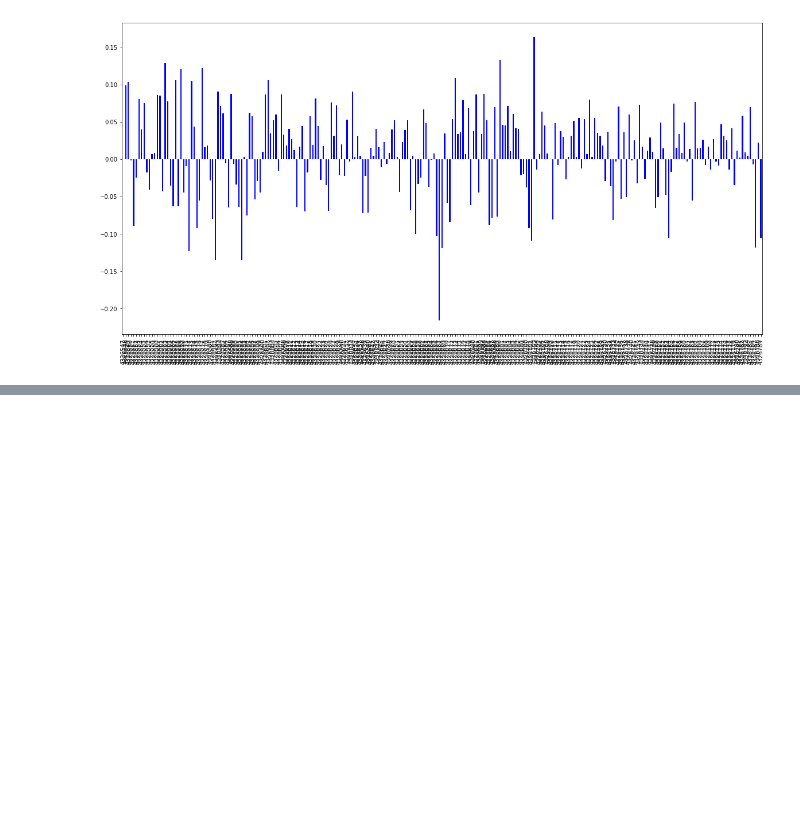
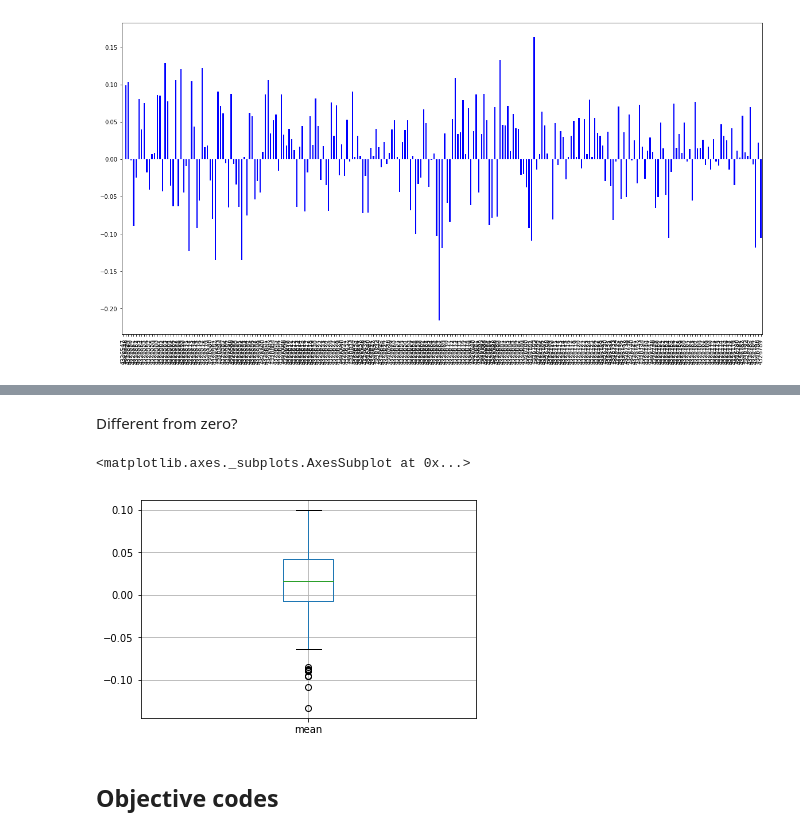
Before and after one commit to Amglex/Mutual-Funds, a Jupyter notebook: jupyter/0402 - Analysis of return_data.ipynb, the cells around one changed output, grey strips where cells are left out. Saved outputs shown, nothing was run; the diff lists cells and outputs as text; code cells hidden in the pictures; blank space fills up the shorter version.

```diff
--- a/jupyter/0402 - Analysis of return_data.ipynb
+++ b/jupyter/0402 - Analysis of return_data.ipynb
@@ -46,0 +136,9 @@ info_df.sample(5)
+# %% [markdown]
+Different from zero?
+# %%
+return_class.loc[:,['mean']].boxplot()
+# %% [output]
+<matplotlib.axes._subplots.AxesSubplot at 0x...>
+[figure, added]
+# %% [markdown]
+## Objective codes
```
Also changed, not shown: parts of 27 cells of this notebook, 2 other files.
